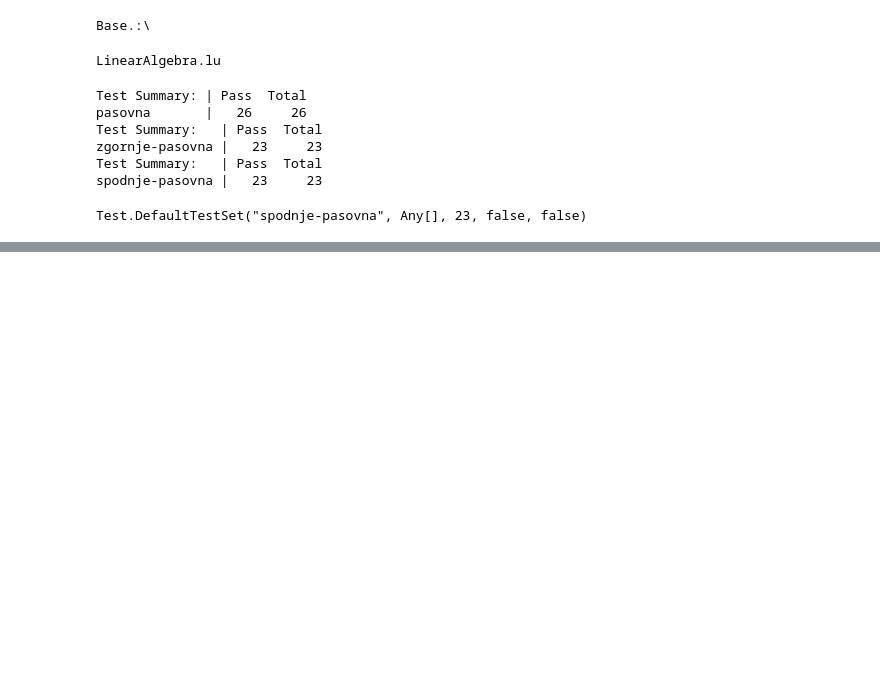
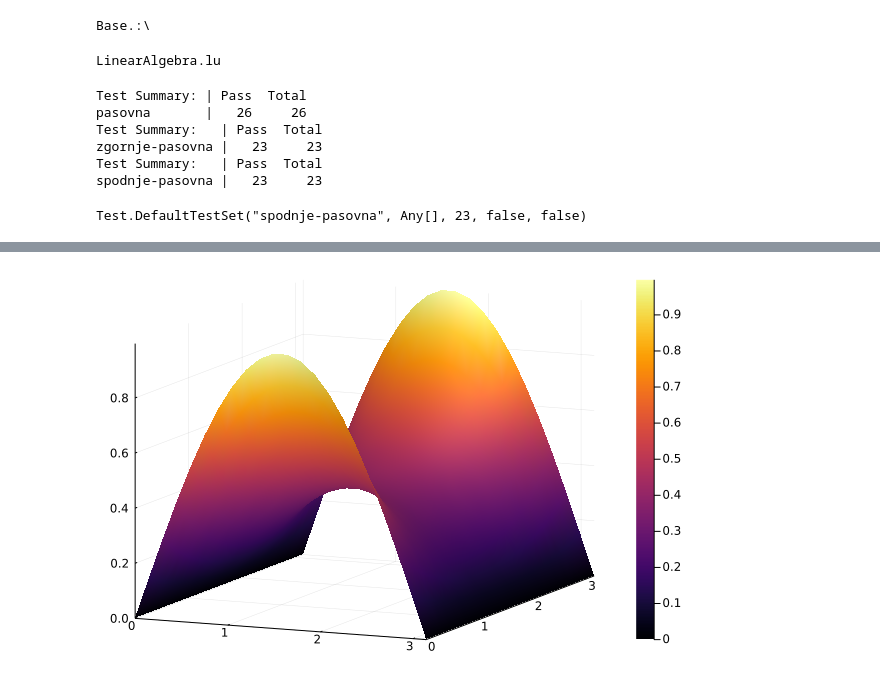
Before and after one commit to realdragonturtle/num-mat, a Jupyter notebook: src/dn1/nb.ipynb, the cells around one changed output, grey strips where cells are left out. Drawn from its saved outputs; the diff is of its cells as text; code cells hidden in the pictures; blank space fills up the shorter version.

```diff
--- a/src/dn1/nb.ipynb
+++ b/src/dn1/nb.ipynb
@@ -453,0 +529,5 @@ Test.DefaultTestSet("spodnje-pasovna", Any[], 23, false, false)
+# %%
+using Plots
+surface(x, y, Z')
+# %% [output]
+[figure, added]
```
Also changed, not shown: parts of 11 cells of this notebook.
